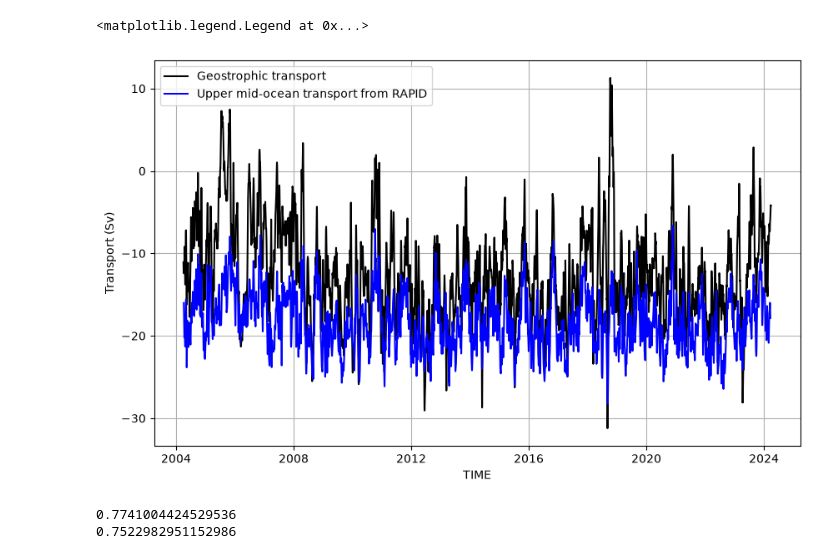
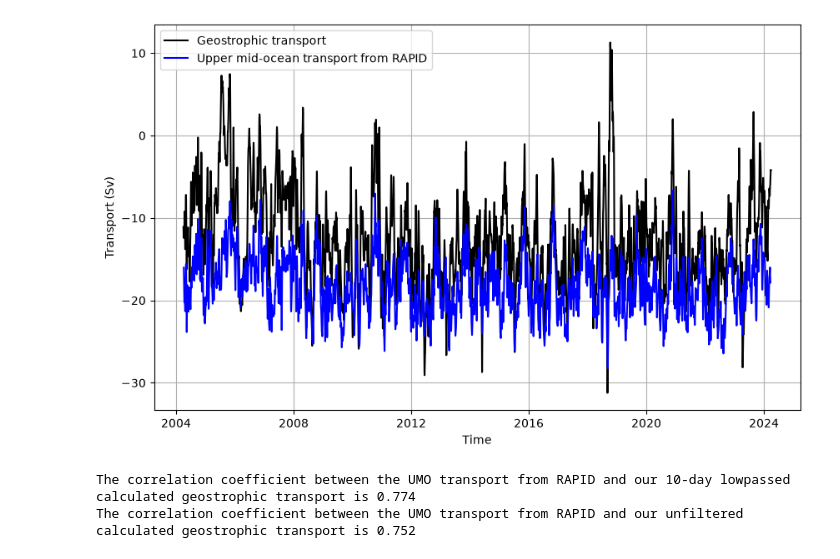
Before and after one commit to jakey244/DataAnalysis_A2, a Jupyter notebook: notebooks/part1_geostrophic_transport.ipynb, the cells around one changed output. Saved outputs shown, nothing was run; the diff lists cells and outputs as text; code cells hidden in the pictures.

Commit message:
more cleanup, writeup started

```diff
--- a/notebooks/part1_geostrophic_transport.ipynb
+++ b/notebooks/part1_geostrophic_transport.ipynb
@@ -52,6 +53,14 @@ f = 2 * 7.292e-5 * np.sin(26 / 180 * np.pi) # coriolis parameter for 26° N
 # %%
-# # converting to TEOS-10 units
-# TS_WEST = geostrophy.to_teos10(temp=T_WEST,salt = PSAL_WEST,pres = p,lat = 26.52,lon = -76.74)
-# np.save("data/TS_WEST.npy",TS_WEST)
-# TS_EAST = geostrophy.to_teos10(temp=T_EAST,salt = PSAL_EAST,pres = p,lat = 26.99,lon = -16.23)
-# np.save("data/TS_EAST.npy",TS_EAST)
+# converting to TEOS-10 units
+# check if the data files exist, if they dont exist,
+# convert again and write .npy files for them to make the calculation quicker (takes around 5 mins for me locally)
+if os.path.isfile("../data/TS_WEST.npy") and os.path.isfile("../data/TS_EAST.npy"):
+    TS_WEST = np.load("../data/TS_WEST.npy")
+    TS_EAST = np.load("../data/TS_EAST.npy")
+else:
+    # create data directory in the repo if it doesnt exist (not necessary with my gitignore settings but still cleaner)
+    os.makedirs("../data", exist_ok = True)
+    TS_WEST = geostrophy.to_teos10(temp=T_WEST,salt = PSAL_WEST,pres = p,lat = 26.52,lon = -76.74)
+    np.save("../data/TS_WEST.npy",TS_WEST)
+    TS_EAST = geostrophy.to_teos10(temp=T_EAST,salt = PSAL_EAST,pres = p,lat = 26.99,lon = -16.23)
+    np.save("../data/TS_EAST.npy",TS_EAST)
@@ -85,9 +75,13 @@ dynamic_height_east = geostrophy._fill_profiles(dynamic_height_east_nan,p)
 # %%
-#difference the dynamics heights to get zonally-integrated geostrophic transport per unit depth (EAST MINUS WEST, is just convention and either N or S transport)
+#difference the dynamics heights to get zonally-integrated geostrophic transport per unit depth
+# (EAST MINUS WEST, is just convention and, positive is here northward transport)
 #fix the calculation by properly calculating streamfunction from dynamic height
 psi_difference = dynamic_height_east - dynamic_height_west
 #get transport
 delta_x = 6.37e6*np.cos(np.deg2rad(26))*np.deg2rad(76.74-16.23) # not sure we need it
-thermal_wind = psi_difference / f #m^2/s zonally-integrated geostrophic transport per unit depth
+
+#m^2/s zonally-integrated geostrophic transport per unit depth
+thermal_wind = psi_difference / f
+
 #integrate until 1100 m (or dbar for that matter)
-transport = trapezoid(y = thermal_wind[:55,:],x = p.values[:55],dx = 20e4,axis = 0) / 1e6 # converted to Sverdrup unit
+transport = trapezoid(y = thermal_wind[:55,:],x = p.values[:55],axis = 0) / 1e6 # converted to Sverdrup unit
@@ -98,23 +91,23 @@ filtered_transport_geostrophy = filters.tukey_lowpass(transport,window = 20) # i
 # %%
 plt.figure(figsize=[10,6])
 plt.plot(TRANS_UMO["TIME"],filtered_transport_geostrophy, color ="k",label = "Geostrophic transport")
 plt.plot(TRANS_UMO["TIME"],TRANS_UMO,color = "blue", label = "Upper mid-ocean transport from RAPID")
-#plt.plot(filtered_transport_geostrophy[:100], color ="k",label = "Geostrophic transport")
-#plt.plot(transport[:100], color ="k",label = "Geostrophic transport")
-#plt.plot(TRANS_UMO[:100],color = "blue", label = "Upper mid-ocean transport from RAPID")
 plt.grid()
-plt.xlabel("TIME")
+plt.xlabel("Time")
 plt.ylabel("Transport (Sv)")
 plt.legend()
+plt.savefig(figpath + "UMO_geostrophy.png")
 # %% [output]
-<matplotlib.legend.Legend at 0x...>
-[figure, old version]
+[figure, new version]
 # %%
-# have some issues with missing values in
-r = np.corrcoef(filtered_transport_geostrophy[10:-10]/1e6, TRANS_UMO.values[10:-10])
-r_unfiltered = np.corrcoef(transport[10:-10]/1e6, TRANS_UMO.values[10:-10])
-print(r[0,1])
-print(r_unfiltered[0,1])
+# we skip the first and last 10 time data points as they are removed in the 10 day lowpass filtering
+finite_transport = np.isfinite(TRANS_UMO.values)
+r = np.corrcoef(filtered_transport_geostrophy[finite_transport], TRANS_UMO.values[finite_transport])
+r_unfiltered = np.corrcoef(transport[finite_transport], TRANS_UMO.values[finite_transport])
+
+regression_line = linregress(filtered_transport_geostrophy[finite_transport],TRANS_UMO[finite_transport])
+print(f"The correlation coefficient between the UMO transport from RAPID and our 10-day lowpassed calculated geostrophic transport is {r[0,1]:.3f}")
+print(f"The correlation coefficient between the UMO transport from RAPID and our unfiltered calculated geostrophic transport is {r_unfiltered[0,1]:.3f}")
 # %% [output]
-0.7741004424529536
-0.7522982951152986
+The correlation coefficient between the UMO transport from RAPID and our 10-day lowpassed calculated geostrophic transport is 0.774
+The correlation coefficient between the UMO transport from RAPID and our unfiltered calculated geostrophic transport is 0.752
```
Also changed, not shown: parts of 15 cells of this notebook, 2 other files.
